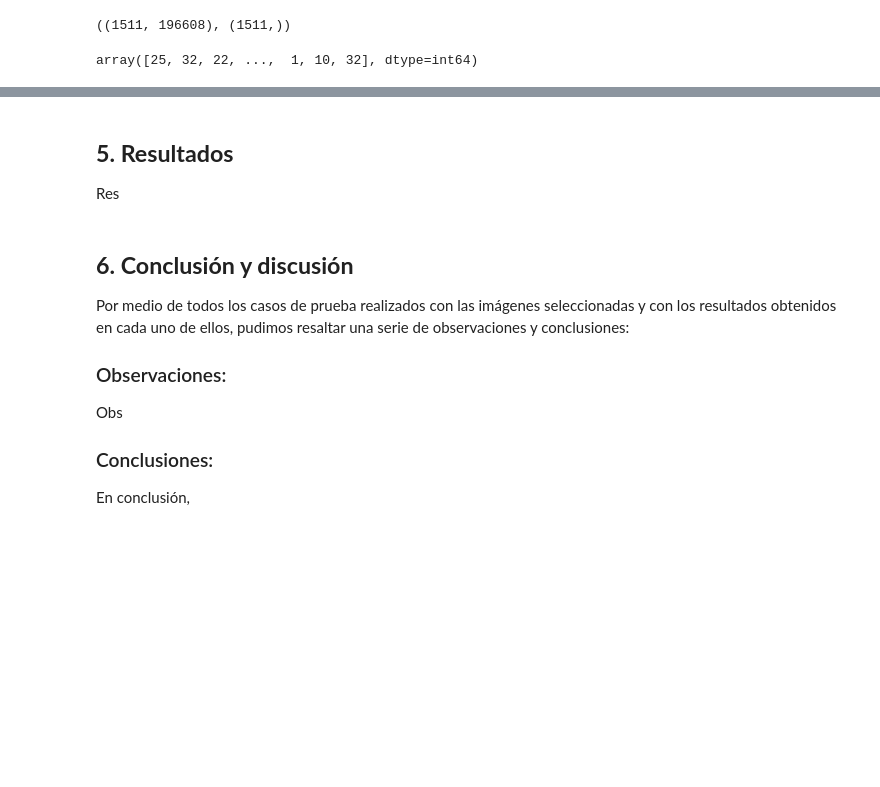
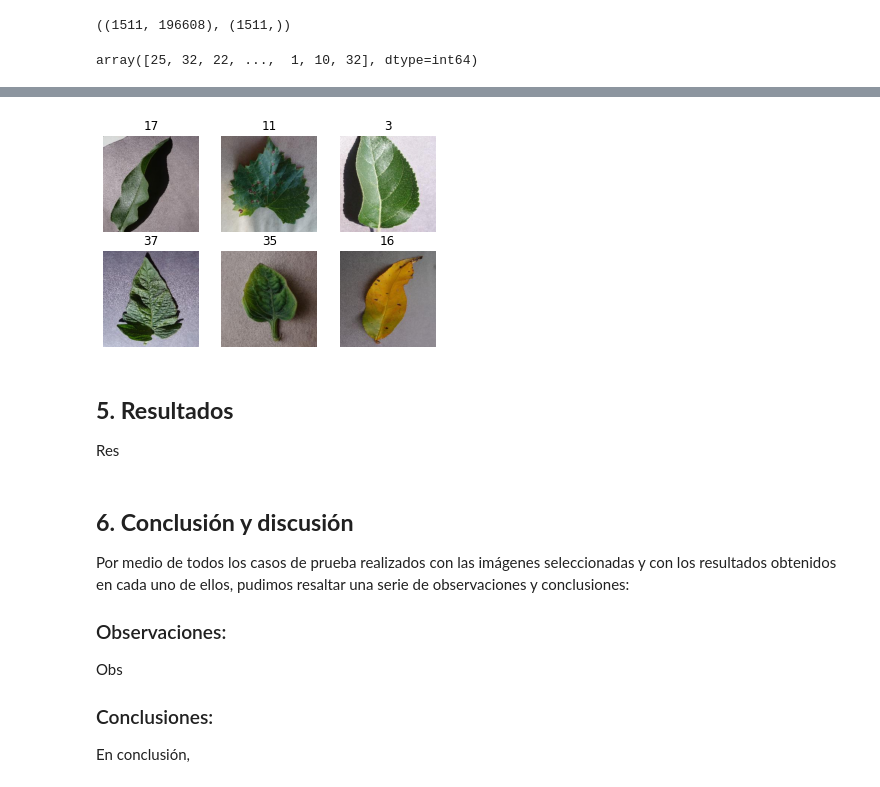
Before and after one commit to VivianGomez/plant_disease_identification, a Jupyter notebook: plant_disease_identification.ipynb, the cells around one changed output, grey strips where cells are left out. Drawn from its saved outputs; the diff is of its cells as text; code cells hidden in the pictures; blank space fills up the shorter version.

```diff
--- a/plant_disease_identification.ipynb
+++ b/plant_disease_identification.ipynb
@@ -343,3 +338,11 @@ visualize_subplot(
+# %%
+random_sample = np.random.choice(np.arange(len(x_test)), 6)
+visualize_subplot(
+    x_test[random_sample].reshape(-1, 256, 256, 3),
+    y_test[random_sample],  (3, 3), (6, 6)
+)
+# %% [output]
+[figure, added]
 # %% [markdown]
 ## **5. Resultados**<a name="id5"></a>
 Res
```
Also changed, not shown: parts of 5 cells of this notebook.
